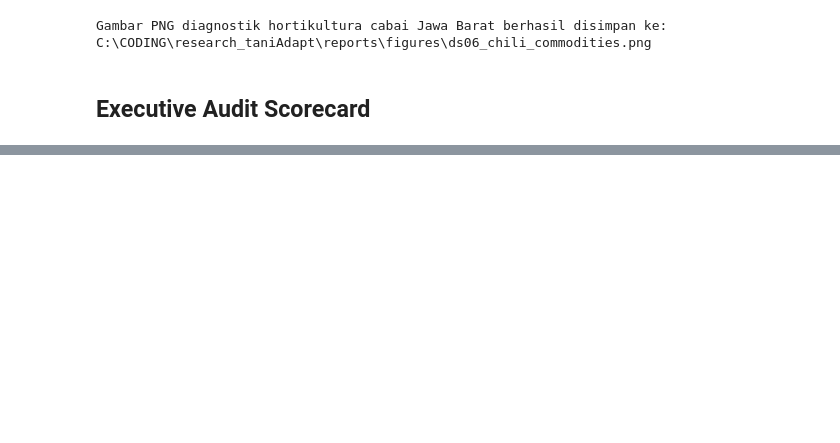
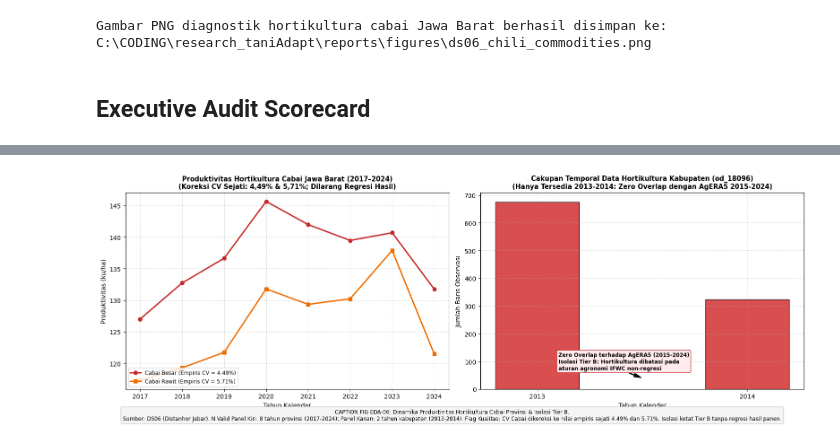
Before and after one commit to fathirrizkifadillah/research_taniadapt, a Jupyter notebook: notebook/06_west_java_horticulture_productivity.ipynb, the cells around one changed output, grey strips where cells are left out. Saved outputs shown, nothing was run; the diff lists cells and outputs as text; code cells hidden in the pictures; blank space fills up the shorter version.

```diff
--- a/notebook/06_west_java_horticulture_productivity.ipynb
+++ b/notebook/06_west_java_horticulture_productivity.ipynb
@@ -231,0 +238,49 @@ display(scorecard)
+# %%
+# Phase 6: EDA Koreksi CV Cabai & Cakupan Temporal DS06 (Dataset Tunggal DS06)
+import matplotlib.pyplot as plt
+import numpy as np
+import pandas as pd
+
+fig, (ax1, ax2) = plt.subplots(1, 2, figsize=(16, 5.5))
+
+# Panel 1: Produktivitas Cabai Provinsi 2017–2024
+cb = df_sbs[(df_sbs['komoditi'] == 'CABAI BESAR') & (df_sbs['tahun'] >= 2017) & (df_sbs['tahun'] <= 2024)]
+cr = df_sbs[(df_sbs['komoditi'] == 'CABAI RAWIT') & (df_sbs['tahun'] >= 2017) & (df_sbs['tahun'] <= 2024)]
+
+cv_cb = cb['produktivitas_sayur_buah'].std(ddof=1) / cb['produktivitas_sayur_buah'].mean() * 100.0
+cv_cr = cr['produktivitas_sayur_buah'].std(ddof=1) / cr['produktivitas_sayur_buah'].mean() * 100.0
+
+ax1.plot(cb['tahun'], cb['produktivitas_sayur_buah'], marker='o', color='#c62828', linewidth=2.2, label=f'Cabai Besar (Empiris CV = {cv_cb:.2f}%)')
+ax1.plot(cr['tahun'], cr['produktivitas_sayur_buah'], marker='s', color='#ef6c00', linewidth=2.2, label=f'Cabai Rawit (Empiris CV = {cv_cr:.2f}%)')
+ax1.set_title("Produktivitas Hortikultura Cabai Jawa Barat (2017–2024)\n(Koreksi CV Sejati: 4,49% & 5,71%; Dilarang Regresi Hasil)", fontsize=10.5, fontweight='bold')
+ax1.set_xlabel("Tahun Kalender", fontsize=10)
+ax1.set_ylabel("Produktivitas (ku/ha)", fontsize=10)
+ax1.legend(loc='lower left', fontsize=8.5)
+ax1.grid(True, linestyle='--', alpha=0.5)
+
+# Panel 2: Cakupan Temporal Data Kabupaten DS06 (od_18096)
+df_prod_dist = pd.read_csv(RAW_DIR / "produksi_sayuran_komoditas_jabar.csv")
+years_dist = sorted(df_prod_dist['tahun'].unique())
+obs_per_yr = [len(df_prod_dist[df_prod_dist['tahun'] == y]) for y in years_dist]
+
+ax2.bar([str(y) for y in years_dist], obs_per_yr, color=['#d32f2f', '#d32f2f'], edgecolor='black', alpha=0.85, width=0.4)
+ax2.set_title("Cakupan Temporal Data Hortikultura Kabupaten (od_18096)\n(Hanya Tersedia 2013-2014: Zero Overlap dengan AgERA5 2015-2024)", fontsize=10.5, fontweight='bold')
+ax2.set_xlabel("Tahun Kalender", fontsize=10)
+ax2.set_ylabel("Jumlah Baris Observasi", fontsize=10)
+ax2.grid(True, linestyle='--', alpha=0.5)
+ax2.annotate('Zero Overlap terhadap AgERA5 (2015-2024)\nIsolasi Tier B: Hortikultura dibatasi pada\naturan agronomi IFWC non-regresi',
+             xy=(0.5, 40), xytext=(0.1, 70),
+             arrowprops=dict(facecolor='black', shrink=0.05, width=1, headwidth=6),
+             fontsize=8.5, fontweight='bold', bbox=dict(boxstyle="round,pad=0.3", fc="#ffebee", ec="#c62828"))
+
+caption_eda_06 = (
+    "CAPTION FIG EDA-06: Dinamika Produktivitas Hortikultura Cabai Provinsi & Isolasi Tier B.\n"
+    "Sumber: DS06 (Distanhor Jabar). N Valid Panel Kiri: 8 tahun provinsi (2017-2024); Panel Kanan: 2 tahun kabupaten (2013-2014). "
+    "Flag Kualitas: CV Cabai dikoreksi ke nilai empiris sejati 4.49% dan 5.71%. Isolasi ketat Tier B tanpa regresi hasil panen."
+)
+fig.text(0.5, -0.02, caption_eda_06, ha='center', fontsize=8.5, bbox=dict(boxstyle="round,pad=0.4", fc="#f5f5f5", ec="#cccccc"))
+plt.tight_layout()
+plt.savefig(FIGURES_DIR / "ds06_eda_chili_cv_temporal_isolation.png", dpi=150, bbox_inches='tight')
+plt.show()
+# %% [output]
+[figure, added]
```
Also changed, not shown: parts of 3 cells of this notebook, 25 other files.
